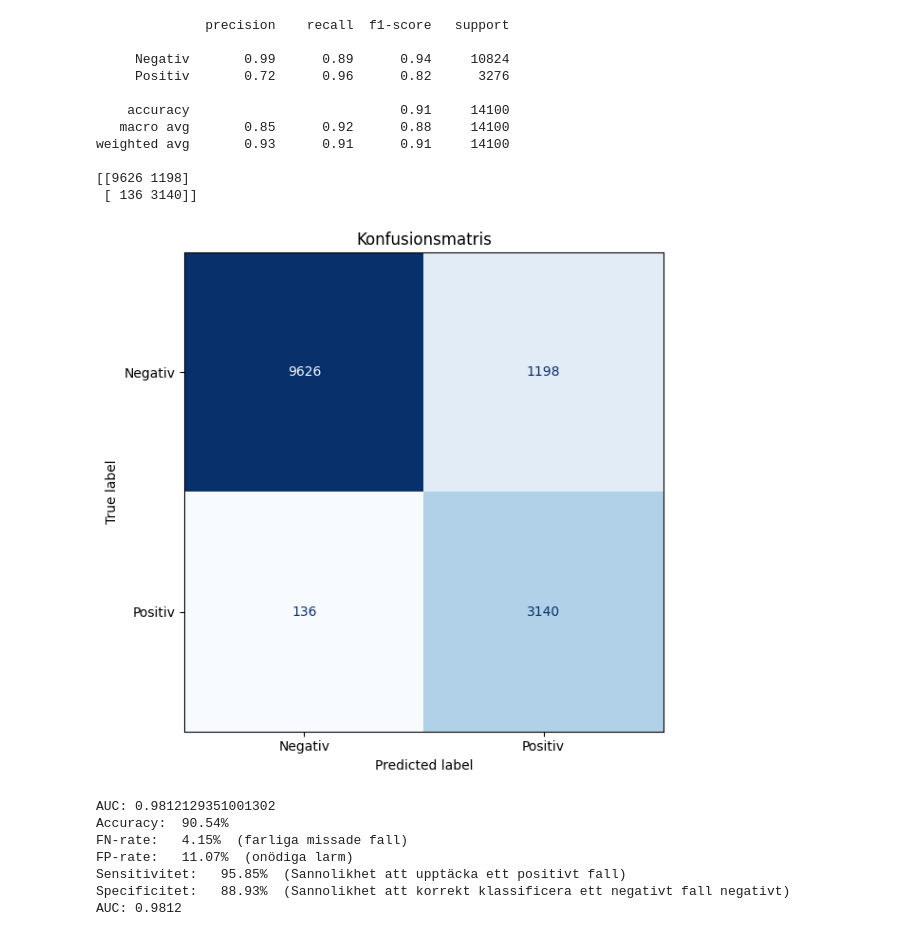
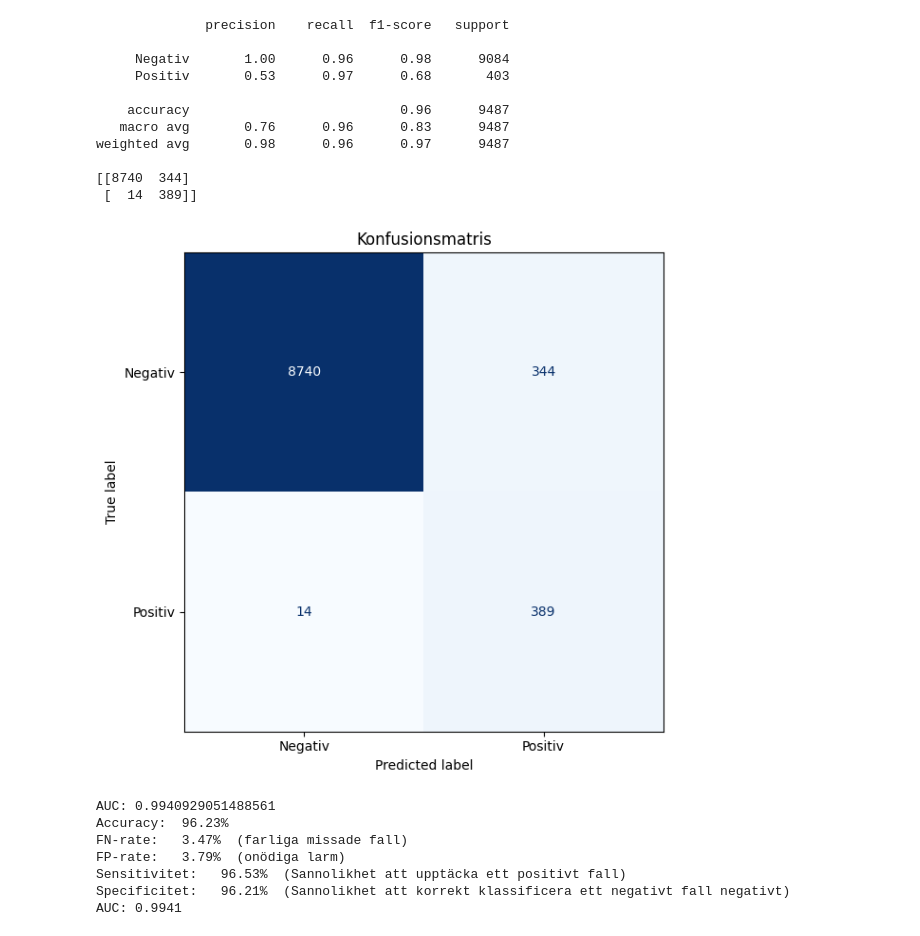
Before and after one commit to andreasjak/MSc26_Assar, a Jupyter notebook: finding_models/final_m_component_model.ipynb, the cells around one changed output. Drawn from its saved outputs; the diff is of its cells as text; code cells hidden in the pictures.

```diff
--- a/finding_models/final_m_component_model.ipynb
+++ b/finding_models/final_m_component_model.ipynb
@@ -4,10 +4,11 @@ import shutil
 import duckdb
 from networks.cnn_deep import CNNModel
 import pandas as pd
+import numpy as np
 
 con = duckdb.connect('../capillary.db')
 df = con.execute("""
-                 SELECT row_id, value,fractions, boundaries,albumin,antitrypsin,orosomukoid,haptoglobin,crp,igg,iga,igm, label, set, interpretation
+                 SELECT row_id, value,fractions, boundaries,albumin,antitrypsin,orosomukoid,haptoglobin,crp,igg,iga,igm, s_kappa,s_lambda,s_kl_kvot,u_albumin_krea,u_igg_krea,u_kappa_krea,u_lambda_krea,u_hc_krea,u_kappa,u_lambda,u_kreatinin,label, set, interpretation,gender,age
                  FROM protein_data
                  WHERE observation_nr = 1
 
@@ -88,23 +251,23 @@ print(f"Bästa val AUC: {best_auc:.4f}")
 # %%
-result = CNN.predict(test_rows)
-df = CNN.evaluate(result,threshold=0.01)
+df = CNN.predict(test_rows)
+_ = CNN.evaluate(val_rows,threshold=0.1)
 # %% [output]
               precision    recall  f1-score   support
 
-     Negativ       0.99      0.89      0.94     10824
-     Positiv       0.72      0.96      0.82      3276
+     Negativ       1.00      0.96      0.98      9084
+     Positiv       0.53      0.97      0.68       403
 
-    accuracy                           0.91     14100
-   macro avg       0.85      0.92      0.88     14100
-weighted avg       0.93      0.91      0.91     14100
+    accuracy                           0.96      9487
+   macro avg       0.76      0.96      0.83      9487
+weighted avg       0.98      0.96      0.97      9487
 
-[[9626 1198]
- [ 136 3140]]
+[[8740  344]
+ [  14  389]]
-[figure, old version]
+[figure, new version]
-AUC: 0.9812129351001302
-Accuracy:  90.54%
-FN-rate:   4.15%  (farliga missade fall)
-FP-rate:   11.07%  (onödiga larm)
-Sensitivitet:   95.85%  (Sannolikhet att upptäcka ett positivt fall)
-Specificitet:   88.93%  (Sannolikhet att korrekt klassificera ett negativt fall negativt)
-AUC: 0.9812
+AUC: 0.9940929051488561
+Accuracy:  96.23%
+FN-rate:   3.47%  (farliga missade fall)
+FP-rate:   3.79%  (onödiga larm)
+Sensitivitet:   96.53%  (Sannolikhet att upptäcka ett positivt fall)
+Specificitet:   96.21%  (Sannolikhet att korrekt klassificera ett negativt fall negativt)
+AUC: 0.9941
```
Also changed, not shown: parts of 4 cells of this notebook, 9 other files.
